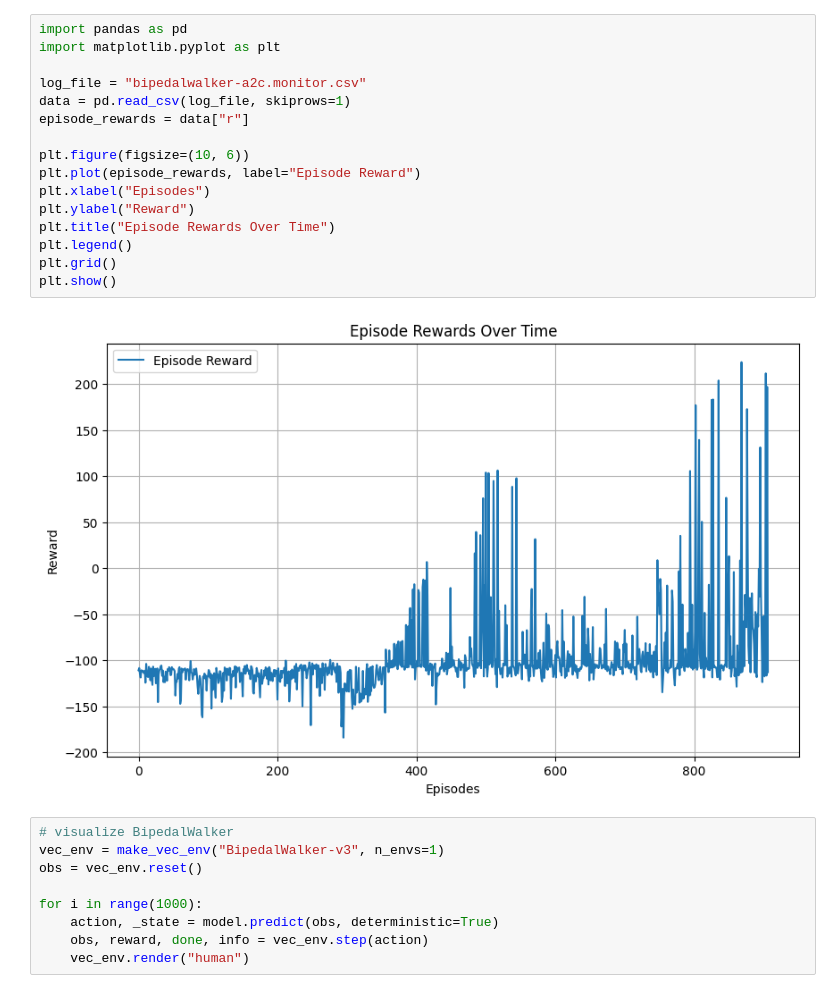
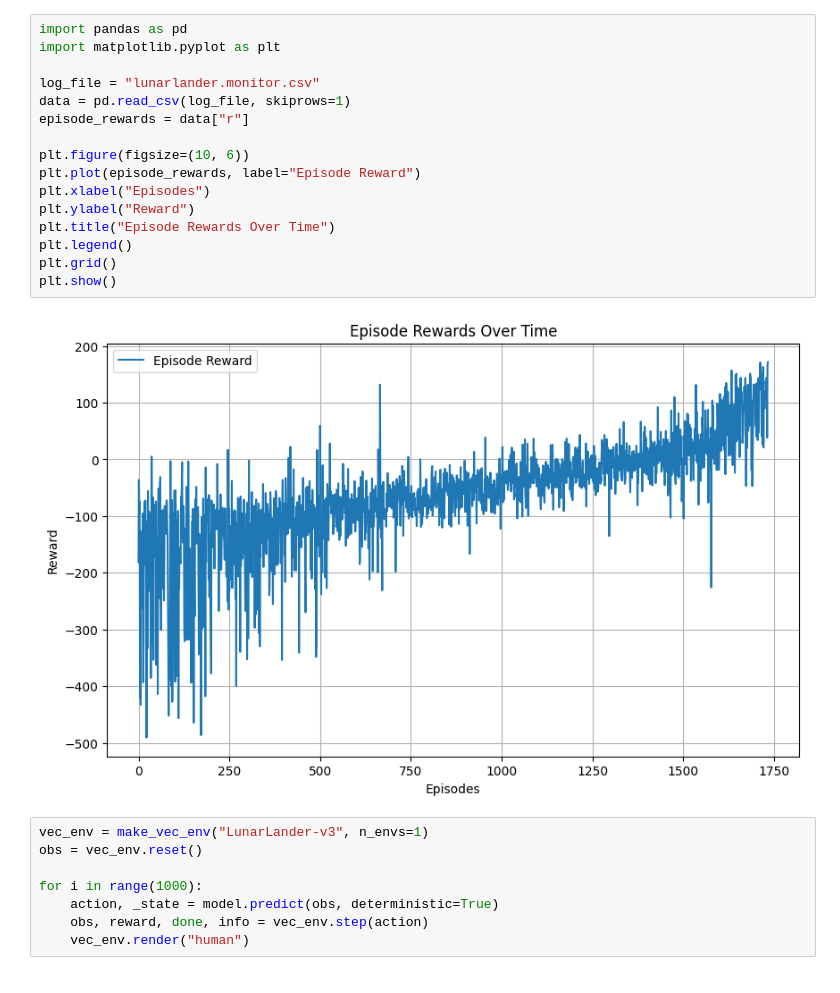
Before and after one commit to stkao05/rl-final, a Jupyter notebook: play.ipynb, the cells around one changed output. Drawn from its saved outputs; the diff is of its cells as text.

```diff
--- a/play.ipynb
+++ b/play.ipynb
@@ -30,24 +23,23 @@ model.learn(total_timesteps=300000)
 # %%
 import pandas as pd
 import matplotlib.pyplot as plt
 
-log_file = "bipedalwalker-a2c.monitor.csv"
+log_file = "lunarlander.monitor.csv"
 data = pd.read_csv(log_file, skiprows=1)
 episode_rewards = data["r"]
 
 plt.figure(figsize=(10, 6))
 plt.plot(episode_rewards, label="Episode Reward")
 plt.xlabel("Episodes")
 plt.ylabel("Reward")
 plt.title("Episode Rewards Over Time")
 plt.legend()
 plt.grid()
 plt.show()
 # %% [output]
-[figure, old version]
+[figure, new version]
 # %%
-# visualize BipedalWalker
-vec_env = make_vec_env("BipedalWalker-v3", n_envs=1)
+vec_env = make_vec_env("LunarLander-v3", n_envs=1)
 obs = vec_env.reset()
 
 for i in range(1000):
```
Also changed, not shown: parts of 1 cell of this notebook.
